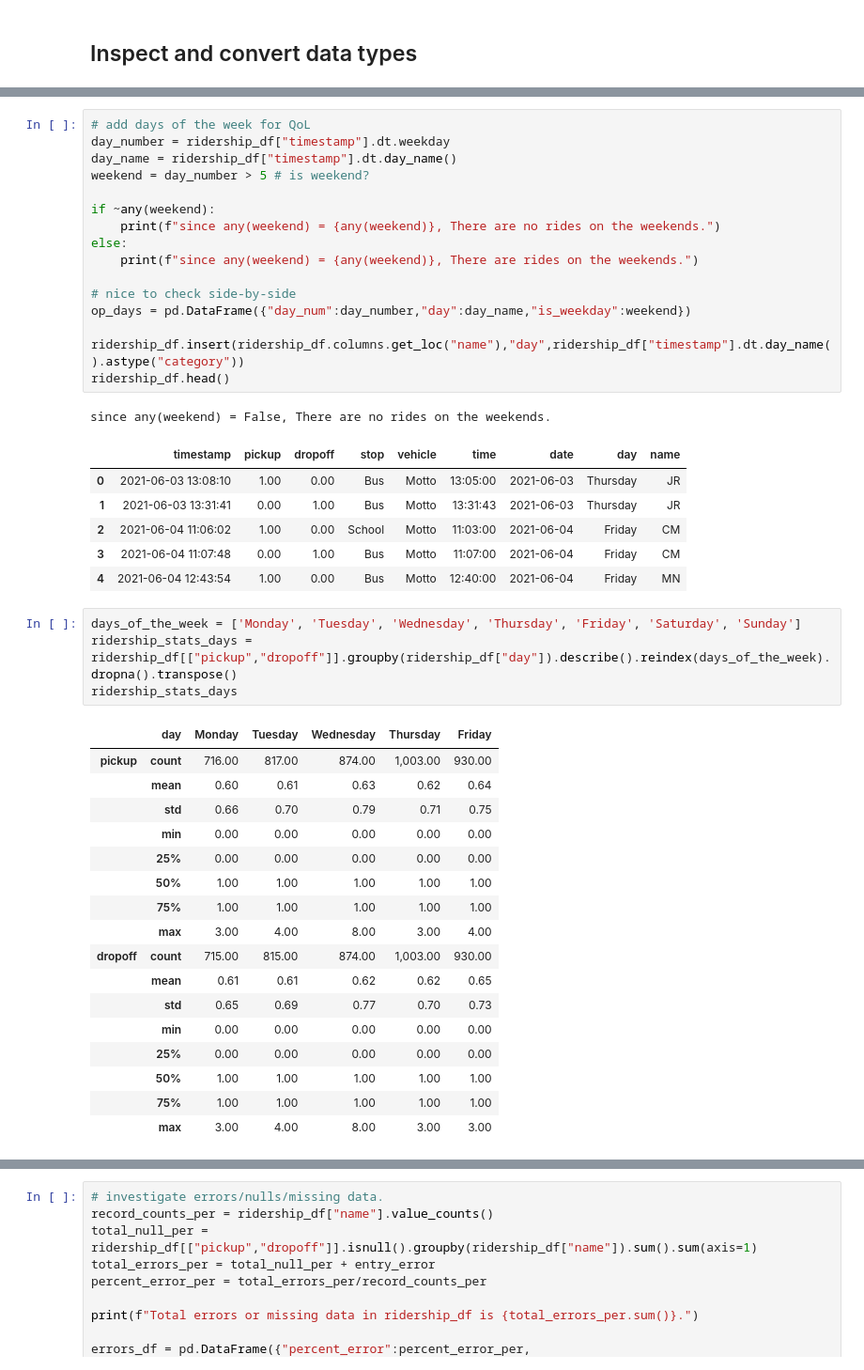
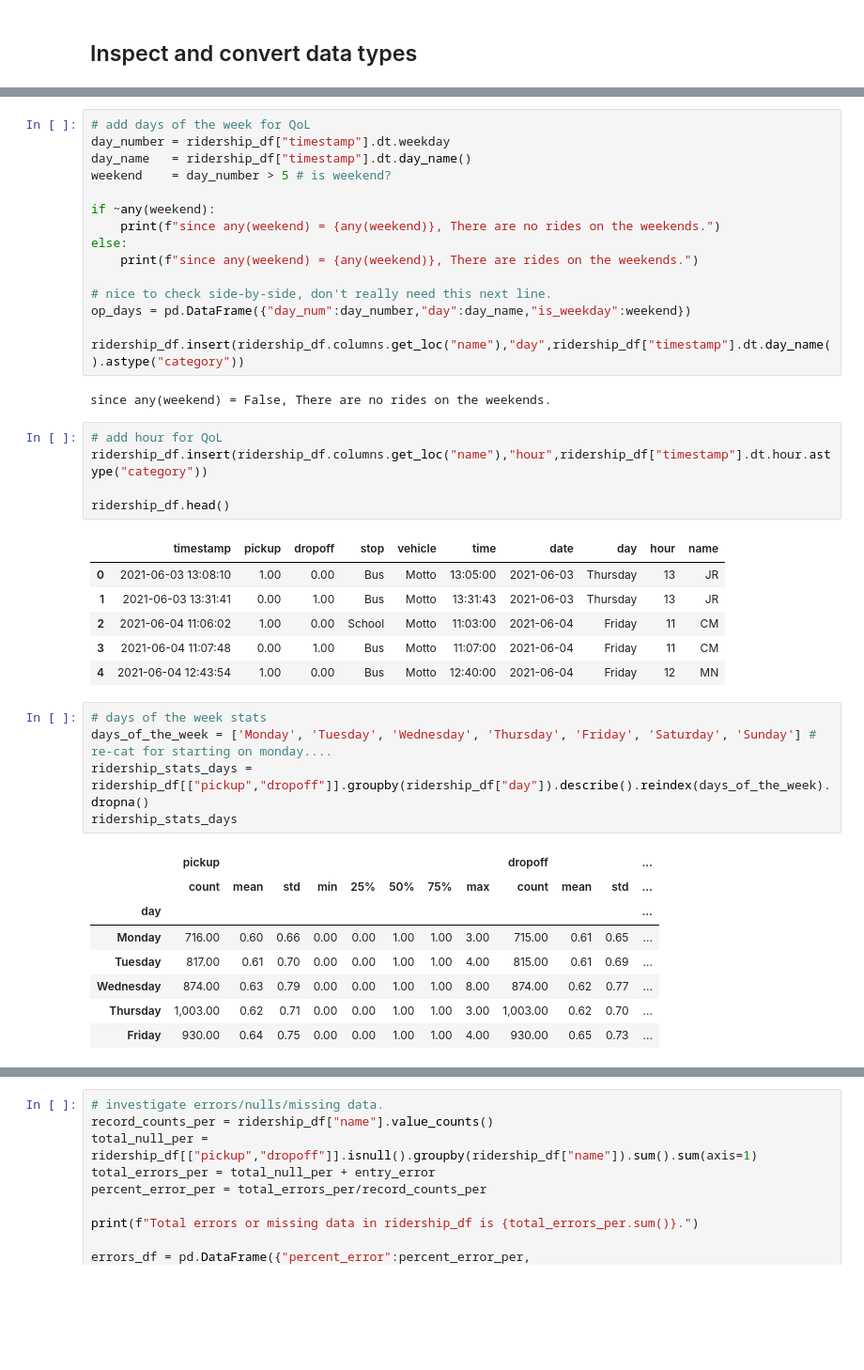
Before and after one commit to jrosilam/MayMobility_TakeHome, a Jupyter notebook: takehome_test.ipynb, the cells around one changed output, grey strips where cells are left out. Shown at 94% size. Drawn from its saved outputs; the diff is of its cells as text; blank space fills up the shorter version.

Commit message:
lots of stats

```diff
--- a/takehome_test.ipynb
+++ b/takehome_test.ipynb
@@ -177,49 +201,46 @@ memory usage: 184.8+ KB
 # %%
 # add days of the week for QoL
 day_number = ridership_df["timestamp"].dt.weekday
-day_name = ridership_df["timestamp"].dt.day_name()
-weekend = day_number > 5 # is weekend?
+day_name   = ridership_df["timestamp"].dt.day_name()
+weekend    = day_number > 5 # is weekend?
 
 if ~any(weekend):
     print(f"since any(weekend) = {any(weekend)}, There are no rides on the weekends.")
 else:
     print(f"since any(weekend) = {any(weekend)}, There are rides on the weekends.")
 
-# nice to check side-by-side
+# nice to check side-by-side, don't really need this next line.
 op_days = pd.DataFrame({"day_num":day_number,"day":day_name,"is_weekday":weekend})
 
 ridership_df.insert(ridership_df.columns.get_loc("name"),"day",ridership_df["timestamp"].dt.day_name().astype("category"))
-ridership_df.head()
 # %% [output]
 since any(weekend) = False, There are no rides on the weekends.
-|  | timestamp | pickup | dropoff | stop | vehicle | time | date | day | name |
-| 0 | 2021-06-03 13:08:10 | 1.00 | 0.00 | Bus | Motto | 13:05:00 | 2021-06-03 | Thursday | JR |
-| 1 | 2021-06-03 13:31:41 | 0.00 | 1.00 | Bus | Motto | 13:31:43 | 2021-06-03 | Thursday | JR |
-| 2 | 2021-06-04 11:06:02 | 1.00 | 0.00 | School | Motto | 11:03:00 | 2021-06-04 | Friday | CM |
-| 3 | 2021-06-04 11:07:48 | 0.00 | 1.00 | Bus | Motto | 11:07:00 | 2021-06-04 | Friday | CM |
-| 4 | 2021-06-04 12:43:54 | 1.00 | 0.00 | Bus | Motto | 12:40:00 | 2021-06-04 | Friday | MN |
+# %%
+# add hour for QoL
+ridership_df.insert(ridership_df.columns.get_loc("name"),"hour",ridership_df["timestamp"].dt.hour.astype("category"))
+
+ridership_df.head()
+# %% [output]
+|  | timestamp | pickup | dropoff | stop | vehicle | time | date | day | hour | name |
+| 0 | 2021-06-03 13:08:10 | 1.00 | 0.00 | Bus | Motto | 13:05:00 | 2021-06-03 | Thursday | 13 | JR |
+| 1 | 2021-06-03 13:31:41 | 0.00 | 1.00 | Bus | Motto | 13:31:43 | 2021-06-03 | Thursday | 13 | JR |
+| 2 | 2021-06-04 11:06:02 | 1.00 | 0.00 | School | Motto | 11:03:00 | 2021-06-04 | Friday | 11 | CM |
+| 3 | 2021-06-04 11:07:48 | 0.00 | 1.00 | Bus | Motto | 11:07:00 | 2021-06-04 | Friday | 11 | CM |
+| 4 | 2021-06-04 12:43:54 | 1.00 | 0.00 | Bus | Motto | 12:40:00 | 2021-06-04 | Friday | 12 | MN |
 # %%
-days_of_the_week = ['Monday', 'Tuesday', 'Wednesday', 'Thursday', 'Friday', 'Saturday', 'Sunday']
-ridership_stats_days = ridership_df[["pickup","dropoff"]].groupby(ridership_df["day"]).describe().reindex(days_of_the_week).dropna().transpose()
+# days of the week stats
+days_of_the_week = ['Monday', 'Tuesday', 'Wednesday', 'Thursday', 'Friday', 'Saturday', 'Sunday'] # re-cat for starting on monday....
+ridership_stats_days = ridership_df[["pickup","dropoff"]].groupby(ridership_df["day"]).describe().reindex(days_of_the_week).dropna()
 ridership_stats_days
 # %% [output]
-|  | day | Monday | Tuesday | Wednesday | Thursday | Friday |
-| pickup | count | 716.00 | 817.00 | 874.00 | 1,003.00 | 930.00 |
-|  | mean | 0.60 | 0.61 | 0.63 | 0.62 | 0.64 |
-|  | std | 0.66 | 0.70 | 0.79 | 0.71 | 0.75 |
-|  | min | 0.00 | 0.00 | 0.00 | 0.00 | 0.00 |
-|  | 25% | 0.00 | 0.00 | 0.00 | 0.00 | 0.00 |
-|  | 50% | 1.00 | 1.00 | 1.00 | 1.00 | 1.00 |
-|  | 75% | 1.00 | 1.00 | 1.00 | 1.00 | 1.00 |
-|  | max | 3.00 | 4.00 | 8.00 | 3.00 | 4.00 |
-| dropoff | count | 715.00 | 815.00 | 874.00 | 1,003.00 | 930.00 |
-|  | mean | 0.61 | 0.61 | 0.62 | 0.62 | 0.65 |
-|  | std | 0.65 | 0.69 | 0.77 | 0.70 | 0.73 |
-|  | min | 0.00 | 0.00 | 0.00 | 0.00 | 0.00 |
-|  | 25% | 0.00 | 0.00 | 0.00 | 0.00 | 0.00 |
-|  | 50% | 1.00 | 1.00 | 1.00 | 1.00 | 1.00 |
-|  | 75% | 1.00 | 1.00 | 1.00 | 1.00 | 1.00 |
-|  | max | 3.00 | 4.00 | 8.00 | 3.00 | 3.00 |
+|  | pickup |  |  |  |  |  |  |  | dropoff |  |  | ... |
+|  | count | mean | std | min | 25% | 50% | 75% | max | count | mean | std | ... |
+| day |  |  |  |  |  |  |  |  |  |  |  | ... |
+| Monday | 716.00 | 0.60 | 0.66 | 0.00 | 0.00 | 1.00 | 1.00 | 3.00 | 715.00 | 0.61 | 0.65 | ... |
+| Tuesday | 817.00 | 0.61 | 0.70 | 0.00 | 0.00 | 1.00 | 1.00 | 4.00 | 815.00 | 0.61 | 0.69 | ... |
+| Wednesday | 874.00 | 0.63 | 0.79 | 0.00 | 0.00 | 1.00 | 1.00 | 8.00 | 874.00 | 0.62 | 0.77 | ... |
+| Thursday | 1,003.00 | 0.62 | 0.71 | 0.00 | 0.00 | 1.00 | 1.00 | 3.00 | 1,003.00 | 0.62 | 0.70 | ... |
+| Friday | 930.00 | 0.64 | 0.75 | 0.00 | 0.00 | 1.00 | 1.00 | 4.00 | 930.00 | 0.65 | 0.73 | ... |
 # %%
 # inspect missing data from pickups
 null_ridership_pickup = ridership_df[ridership_df["pickup"].isnull()]
```
Also changed, not shown: parts of 34 cells of this notebook.
